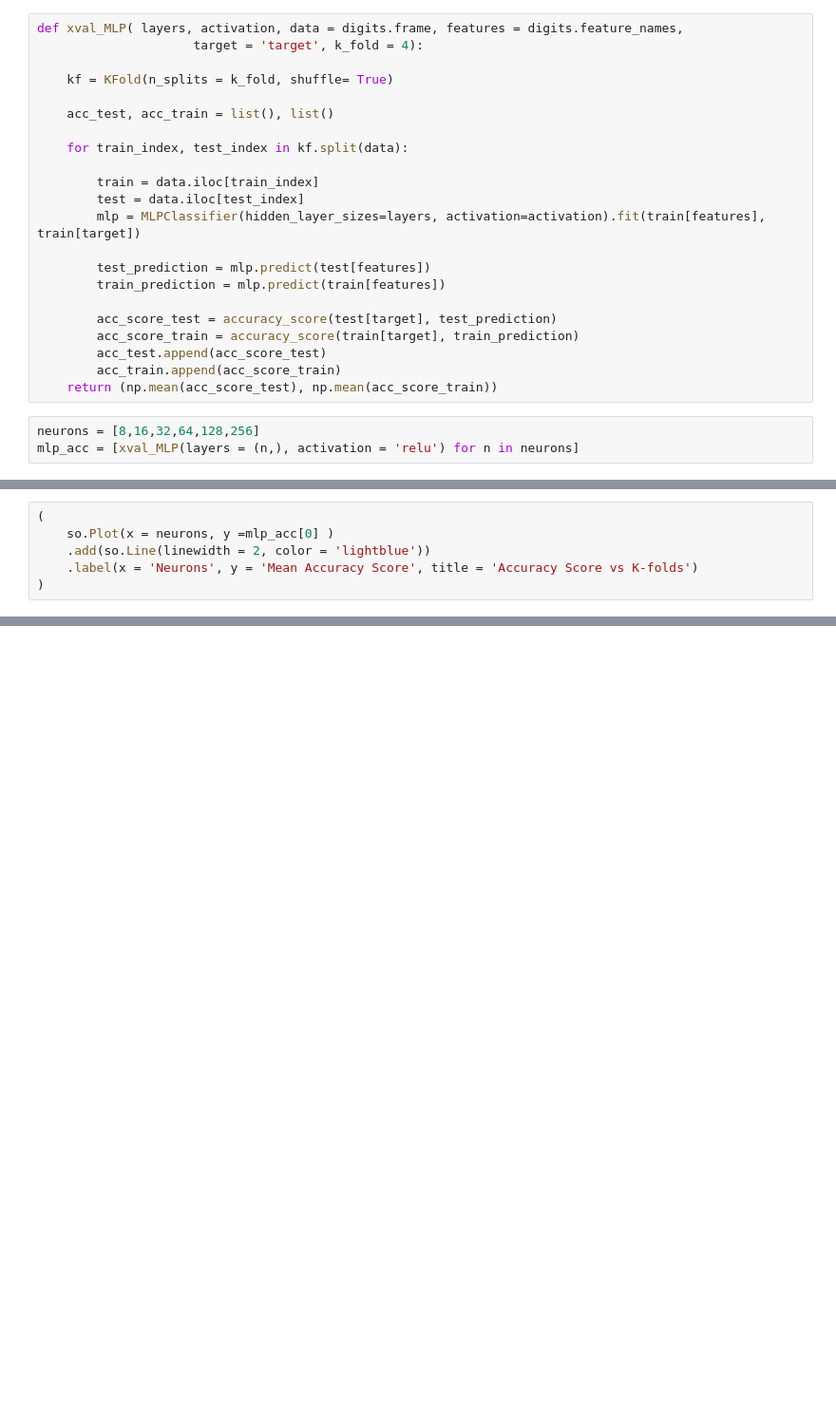
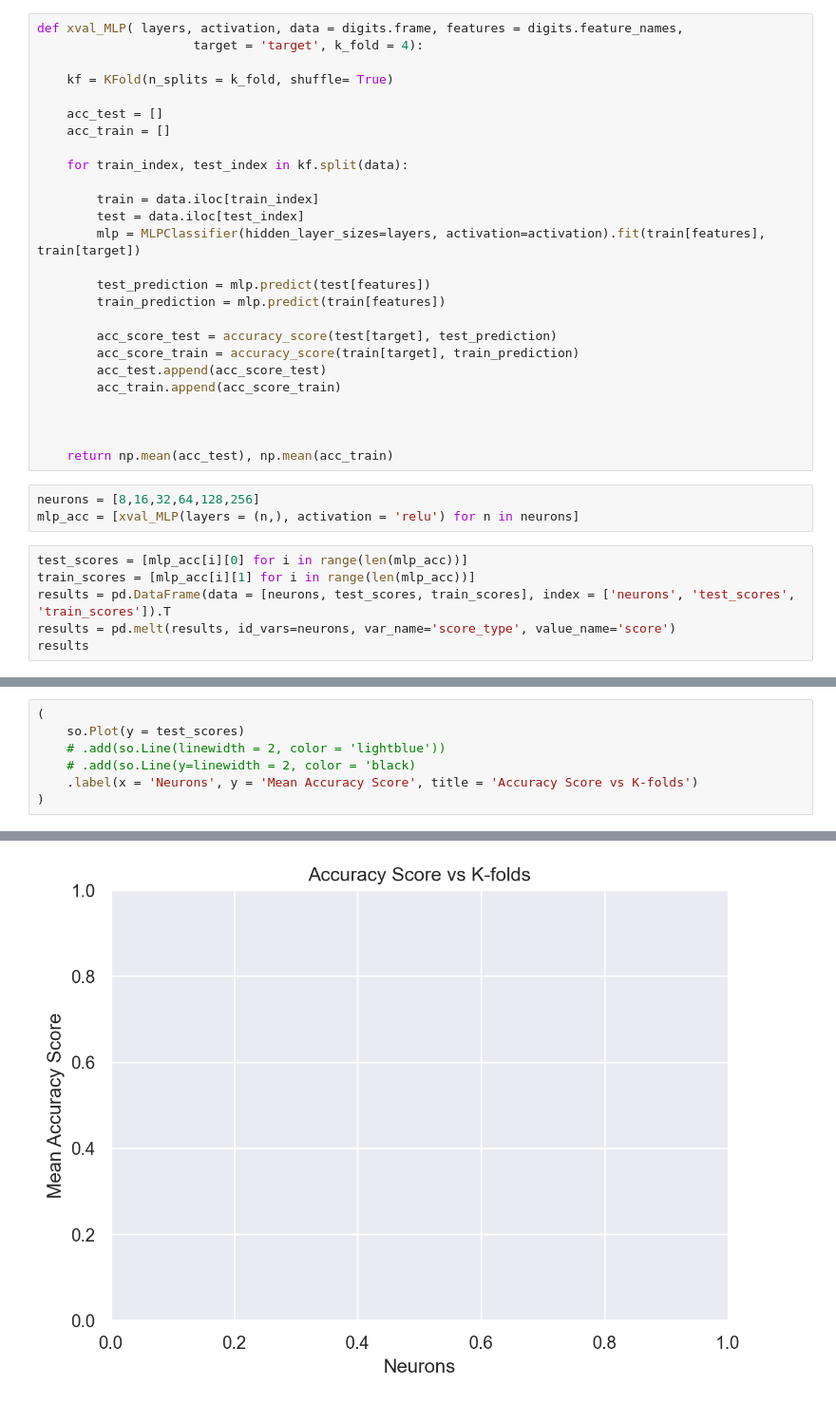
Before and after one commit to Mschaid/digit_classification, a Jupyter notebook: notebooks/digit_eda.ipynb, the cells around one changed output, grey strips where cells are left out. Shown at 95% size. Drawn from its saved outputs; the diff is of its cells as text; blank space fills up the shorter version.

```diff
--- a/notebooks/digit_eda.ipynb
+++ b/notebooks/digit_eda.ipynb
@@ -98,7 +98,8 @@ def xval_MLP( layers, activation, data = digits.frame, features = digits.feature
 
     kf = KFold(n_splits = k_fold, shuffle= True)
 
-    acc_test, acc_train = list(), list()
+    acc_test = []
+    acc_train = []
 
     for train_index, test_index in kf.split(data):
 
@@ -113,7 +114,16 @@ def xval_MLP( layers, activation, data = digits.frame, features = digits.feature
         acc_score_train = accuracy_score(train[target], train_prediction)
         acc_test.append(acc_score_test)
         acc_train.append(acc_score_train)
-    return (np.mean(acc_score_test), np.mean(acc_score_train))
+
+
+
+    return np.mean(acc_test), np.mean(acc_train)
 # %%
 neurons = [8,16,32,64,128,256]
 mlp_acc = [xval_MLP(layers = (n,), activation = 'relu') for n in neurons]
+# %%
+test_scores = [mlp_acc[i][0] for i in range(len(mlp_acc))]
+train_scores = [mlp_acc[i][1] for i in range(len(mlp_acc))]
+results = pd.DataFrame(data = [neurons, test_scores, train_scores], index = ['neurons', 'test_scores', 'train_scores']).T
+results = pd.melt(results, id_vars=neurons, var_name='score_type', value_name='score')
+results
@@ -120,7 +132,8 @@ mlp_acc = [xval_MLP(layers = (n,), activation = 'relu') for n in neurons]
 # %%
 (
-    so.Plot(x = neurons, y =mlp_acc[0] )
-    .add(so.Line(linewidth = 2, color = 'lightblue'))
+    so.Plot(y = test_scores)
+    # .add(so.Line(linewidth = 2, color = 'lightblue'))
+    # .add(so.Line(y=linewidth = 2, color = 'black)
     .label(x = 'Neurons', y = 'Mean Accuracy Score', title = 'Accuracy Score vs K-folds')
 )
 # %% [output]
@@ -127,0 +140 @@ ValueError: All arrays must be of the same length
+[figure, added]
```
Also changed, not shown: parts of 4 cells of this notebook.
